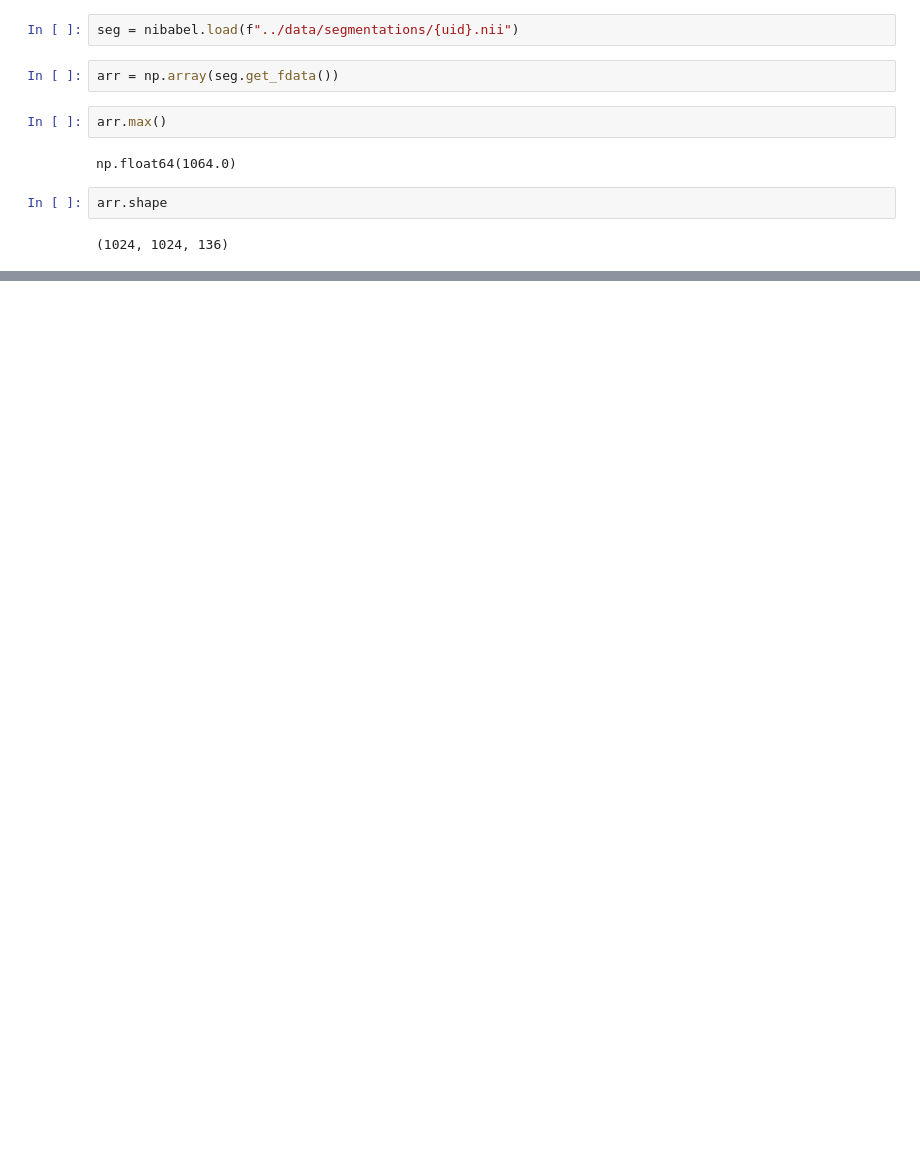
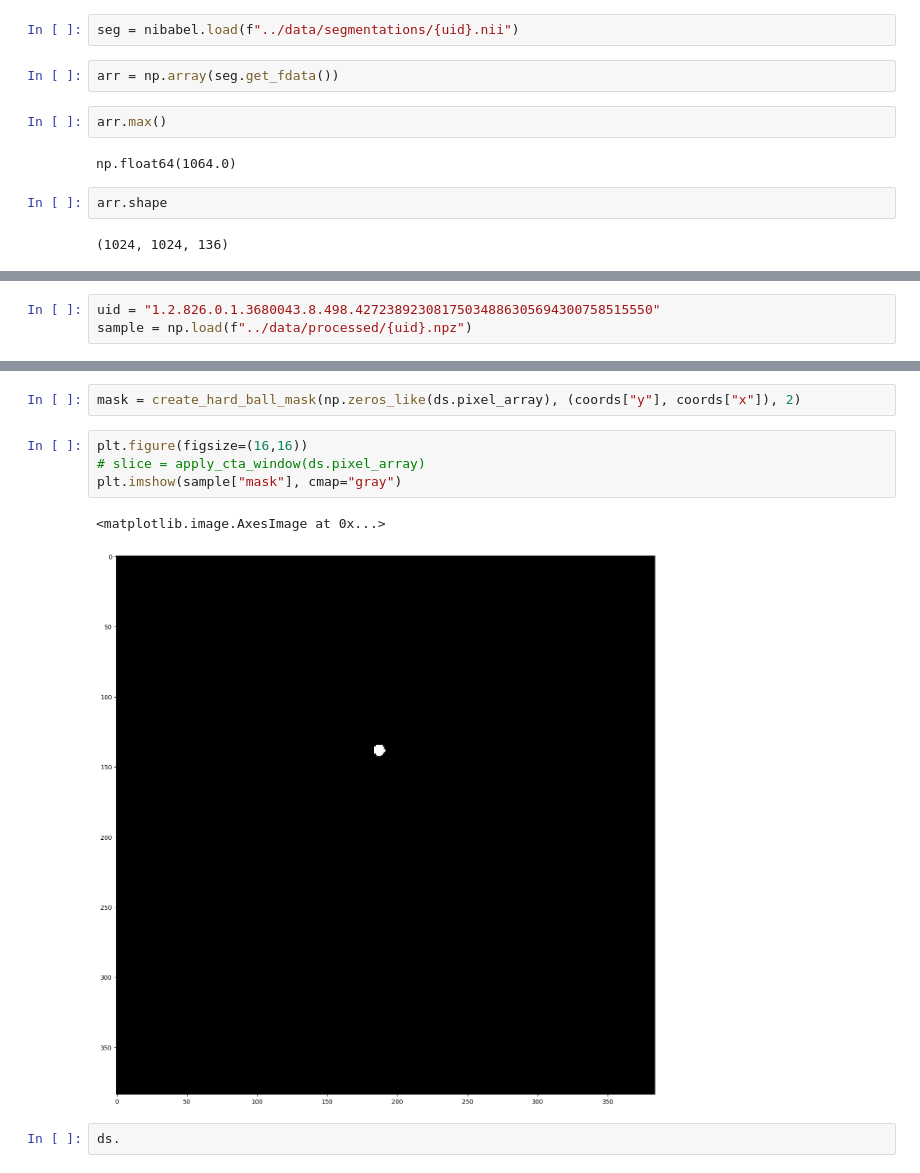
Before and after one commit to tom99763/9th-place-solution-RSNA-IAD, a Jupyter notebook: notebooks/debug.ipynb, the cells around one changed output, grey strips where cells are left out. Saved outputs shown, nothing was run; the diff lists cells and outputs as text; blank space fills up the shorter version.

```diff
--- a/notebooks/debug.ipynb
+++ b/notebooks/debug.ipynb
@@ -214,0 +233,3 @@ arr.shape
+# %%
+uid = "1.2.826.0.1.3680043.8.498.42723892308175034886305694300758515550"
+sample = np.load(f"../data/processed/{uid}.npz")
@@ -214,0 +259,11 @@ arr.shape
+# %%
+mask = create_hard_ball_mask(np.zeros_like(ds.pixel_array), (coords["y"], coords["x"]), 2)
+# %%
+plt.figure(figsize=(16,16))
+# slice = apply_cta_window(ds.pixel_array)
+plt.imshow(sample["mask"], cmap="gray")
+# %% [output]
+<matplotlib.image.AxesImage at 0x...>
+[figure, added]
+# %%
+ds.
```
Also changed, not shown: parts of 14 cells of this notebook, 11 other files.
